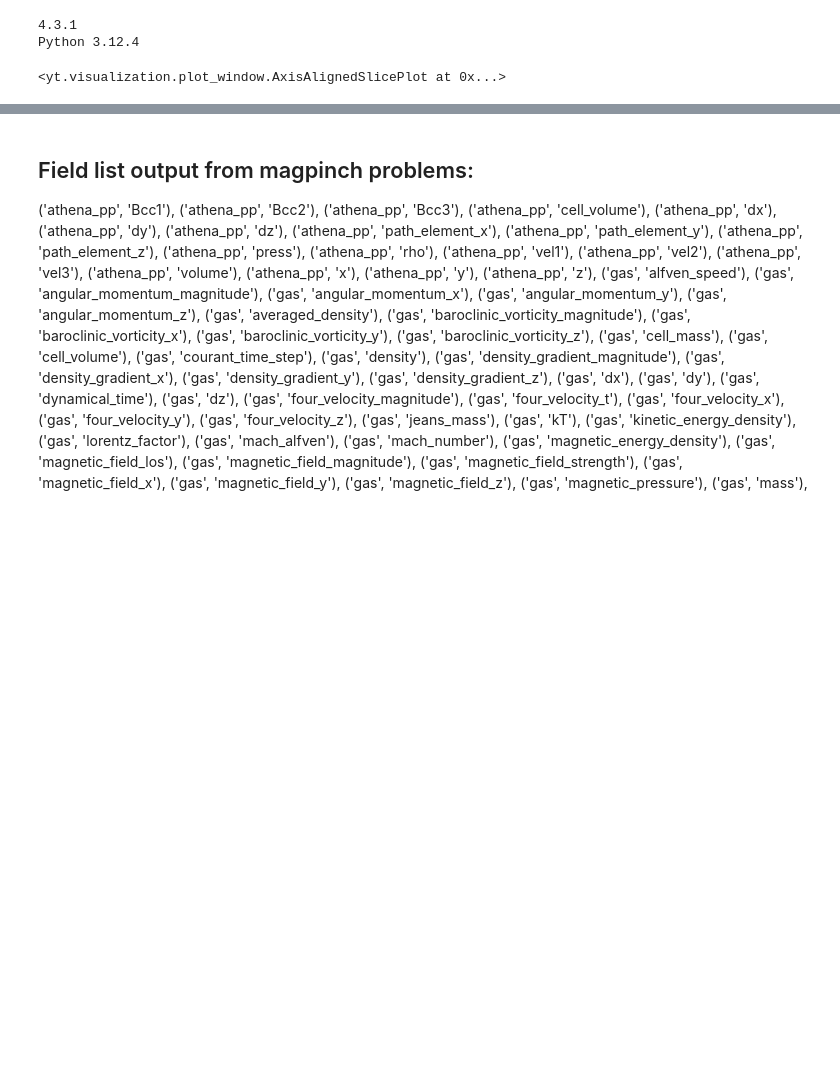
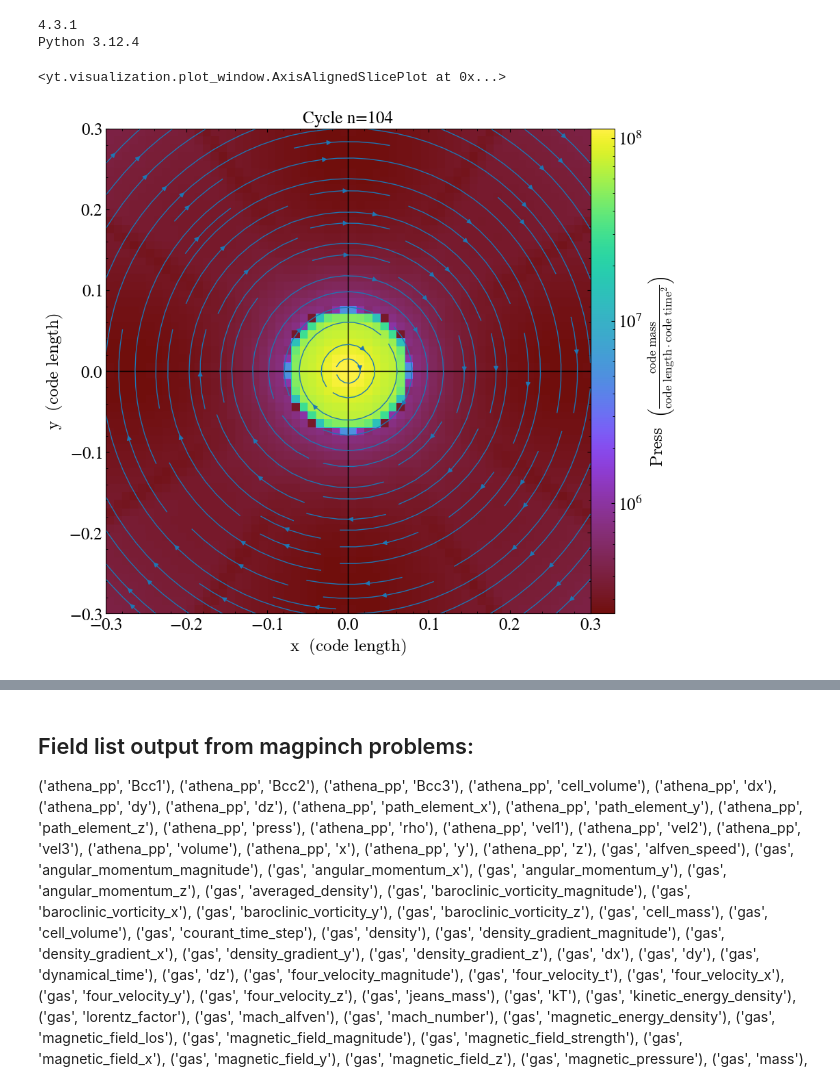
Before and after one commit to ianfreeman519/CMSE_PhD, a Jupyter notebook: athena_files/plottingYT.ipynb, the cells around one changed output, grey strips where cells are left out. Saved outputs shown, nothing was run; the diff lists cells and outputs as text; code cells hidden in the pictures; blank space fills up the shorter version.

```diff
--- a/athena_files/plottingYT.ipynb
+++ b/athena_files/plottingYT.ipynb
@@ -34,7 +34,7 @@ def grabFileSeries(scratchdirectory, fn, f0=0, step=1, width=5, basename="MPsimp
 4.3.1
 Python 3.12.4
 # %%
-## IMPORTING TIME SERIES DATA INTO VARIABLE ts
+## Defining Dictionary
 # scratchPath = "/mnt/gs21/scratch/freem386/"
 directoryDict = {'zero_res': "simple_magpinch_zero_resistivity/",
                  'smallest_res': "simple_magpinch_smallest_resistivity/",
@@ -42,7 +42,10 @@ directoryDict = {'zero_res': "simple_magpinch_zero_resistivity/",
                  'medium_res': "simple_magpinch_medium_resistivity/",
                  'large_res': "simple_magpinch_large_resistivity/",
                  'large_res_high_res': "simple_magpinch_animation2/",
-                 'test1': "test1/",
-                 'test2': "test2/",
-                 'test3': "test3/",
-                 'test4': "test4/"}
+                 'test1': "test1/", 'test2': "test2/", 'test3': "test3/", 'test4': "test4/",
+                 'magnohverify': "magnoh_verification/", 'magnohcopyverify': "magnoh_copy_verification/",
+                 'magnoh_m1': "magnoh_modification1/", 'magnoh_m2': "magnoh_modification2/",
+                 'magnoh_m3': "magnoh_modification3/", 'magnoh_m4': "magnoh_modification4/",
+                 'magnoh_m5': "magnoh_modification5/", 'magnoh_m6': "magnoh_modification6/",
+                 'magnoh_m7': "magnoh_modification7/", 'magnoh_m8': "magnoh_modification8/",
+                 'magnoh_m9': "magnoh_modification9/"}
@@ -56,39 +93,41 @@ directoryDict = {'zero_res': "simple_magpinch_zero_resistivity/",
 # %%
 ## Plotting a single dataset
 
-index = 100
-ts = yt.DatasetSeries(grabFileSeries(directoryDict["test1"], index, basename="magpinch"))
+index = 104
+ts = yt.DatasetSeries(grabFileSeries(directoryDict["magnoh_m8"], index, basename="MagNoh2"))
 ds = ts[index]
 
 # p = yt.plot_2d(ds, ("gas","density"))
 p = yt.plot_2d(ds, ("athena_pp","press"))
 # p = yt.plot_2d(ds, ("gas", "plasma_beta"))
-# p = yt.plot_2d(ds, ("gas", "density"))
 # p = yt.plot_2d(ds, ('gas', 'kT'))
 # p = yt.plot_2d(ds, ("gas", "magnetic_pressure"))
 # p = yt.plot_2d(ds, ("gas", "velocity_magnitude"))
 # p = yt.plot_2d(ds, ("athena_pp", "vel2"))
 # p = yt.plot_2d(ds, ("gas", "velocity_magnitude"))
 # p = yt.plot_2d(ds, ("gas", "mach_number"))
 # p = yt.plot_2d(ds, ("gas", "magnetic_field_y"))
 # p = yt.plot_2d(ds, ("gas", "specific_thermal_energy"))
 # p = yt.plot_2d(ds, ("athena_pp", "press"))
 
 # p.set_zlim(("gas", "density"), zmin=1e-4, zmax=1e5)
 p.annotate_grids()
 
 # p.annotate_magnetic_field()
 p.annotate_streamlines(("gas", "magnetic_field_x"), ("gas", "magnetic_field_y"))
 
 # p.annotate_velocity()
 # p.annotate_streamlines(("gas", "velocity_x"), ("gas", "velocity_y"))
 
 # p.pan([0, 0])
-# p.zoom(10)
+p.zoom(10)
 
-# fig = p.export_to_mpl_figure((1,1))
-# fig.savefig("32_x_32_test3_press_10.png")
+p.annotate_title(f'Cycle n={index}')
+
+fig = p.export_to_mpl_figure((1,1))
+fig.savefig(f"m8_{index}.png")
 
 p
 # %% [output]
 <yt.visualization.plot_window.AxisAlignedSlicePlot at 0x...>
+[figure, added]
```
Also changed, not shown: parts of 7 cells of this notebook, 27 other files.
